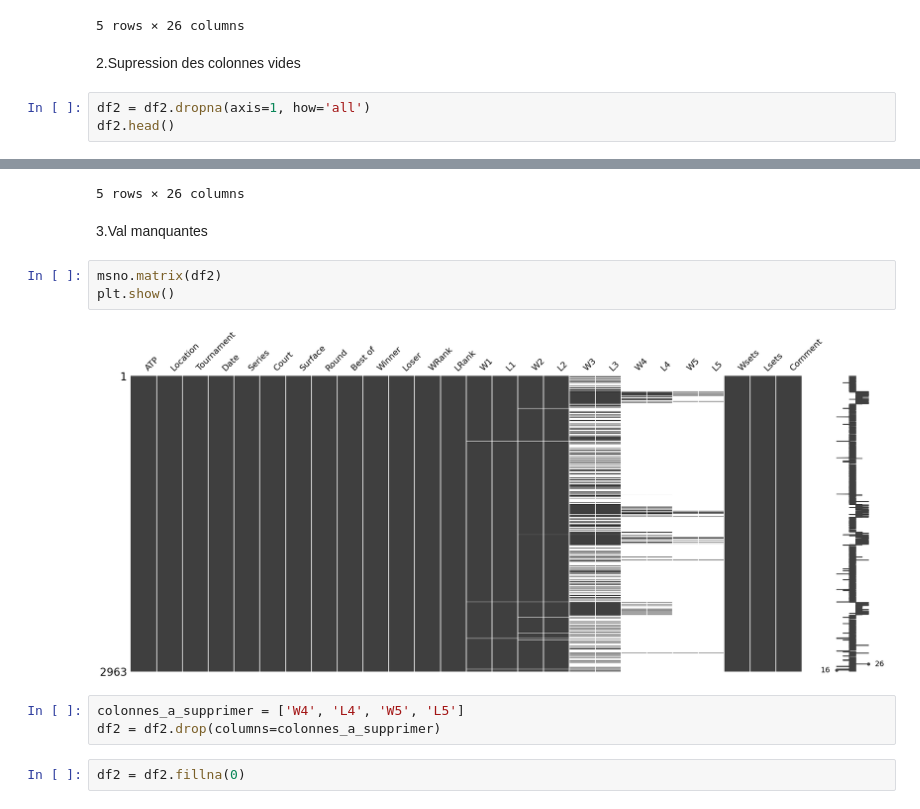
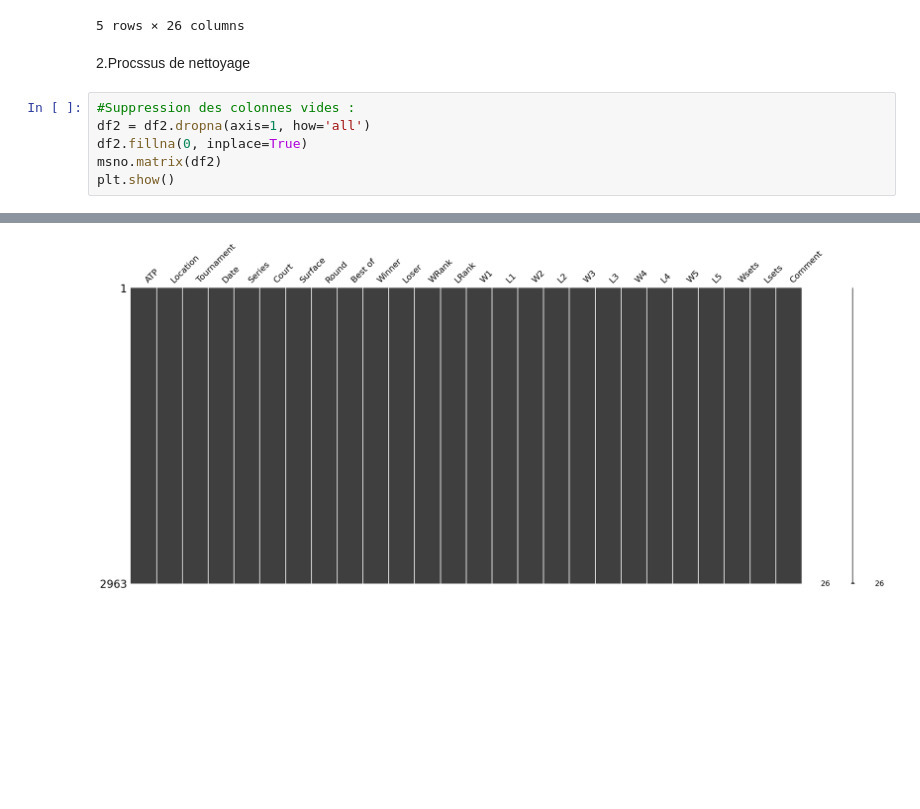
Before and after one commit to S0nia11/Projet_Sp-, a Jupyter notebook: Nettoyage data/Datasets/atp-match-data/Nettoyage_atp.ipynb, the cells around one changed output, grey strips where cells are left out. Drawn from its saved outputs; the diff is of its cells as text; blank space fills up the shorter version.

```diff
--- a/Nettoyage data/Datasets/atp-match-data/Nettoyage_atp.ipynb
+++ b/Nettoyage data/Datasets/atp-match-data/Nettoyage_atp.ipynb
@@ -79,9 +78,12 @@ df2.head()
 | 3 | 1 | Adelaide | Australian Hardcourt Championships | 2000-01-03 | International | Outdoor | Hard | 1st Round | 3 | Federer R. | ... | ... |
 | 4 | 1 | Adelaide | Australian Hardcourt Championships | 2000-01-03 | International | Outdoor | Hard | 1st Round | 3 | Fromberg R. | ... | ... |
 5 rows × 26 columns
-# %% [markdown]
-2.Supression des colonnes vides
+# %% [markdown]
+2.Procssus de nettoyage
 # %%
+#Suppression des colonnes vides :
 df2 = df2.dropna(axis=1, how='all')
-df2.head()
+df2.fillna(0, inplace=True)
+msno.matrix(df2)
+plt.show()
 # %% [output]
@@ -94,13 +90 @@ df2.head()
-5 rows × 26 columns
+[figure, added]
-# %% [markdown]
-3.Val manquantes
-# %%
-msno.matrix(df2)
-plt.show()
-# %% [output]
-[figure, removed]
-# %%
-colonnes_a_supprimer = ['W4', 'L4', 'W5', 'L5']
-df2 = df2.drop(columns=colonnes_a_supprimer)
-# %%
-df2 = df2.fillna(0)
```
Also changed, not shown: parts of 13 cells of this notebook, 2 other files.
